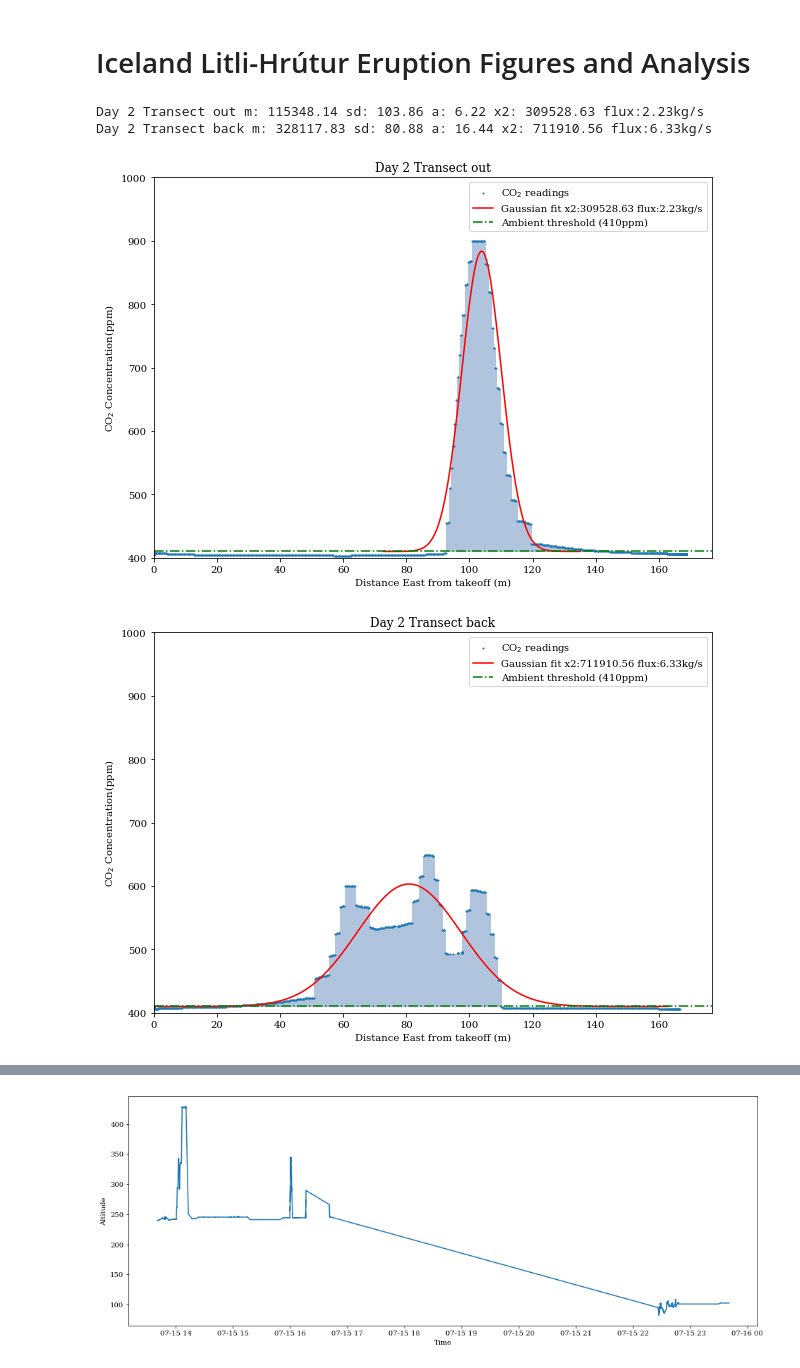
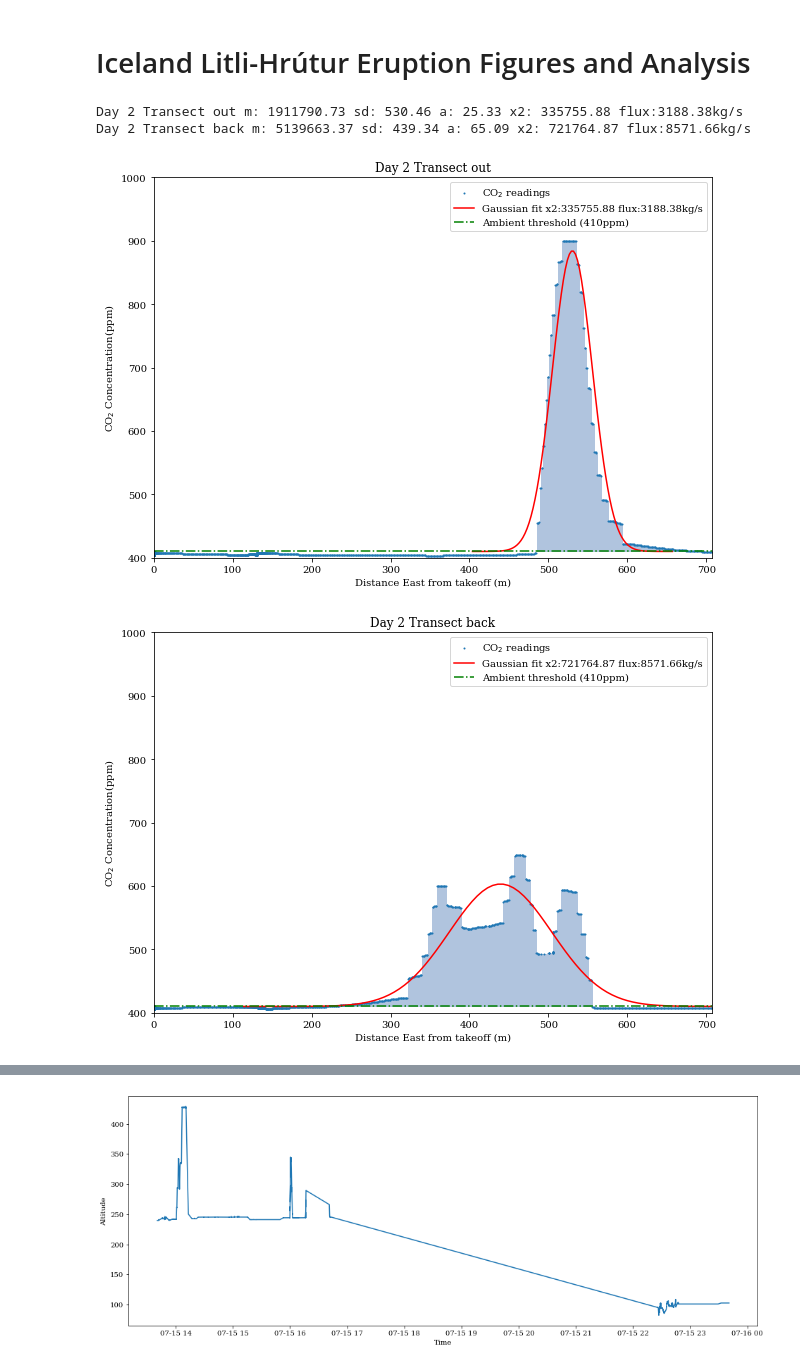
Before and after one commit to BCLab-UNM/iceland-2023-expedition, a Jupyter notebook: Iceland July 2023.ipynb, the cells around one changed output, grey strips where cells are left out. Saved outputs shown, nothing was run; the diff lists cells and outputs as text; code cells hidden in the pictures.

```diff
--- a/Iceland July 2023.ipynb
+++ b/Iceland July 2023.ipynb
@@ -107,7 +108,7 @@ def flux(C):
     # (ppm m2)* (g / mol) * (mol / l) * (m/s) * (tonnes / g) * (s / day)
     # g CO2 m2 / m3 * (m/s) * (tonnes / g) * (s / day)
     # tonnes CO2 / day
-    # return C * CO2_molecular_weight * moles_per_liter / l_per_m3 * wind_speed * tonnes_per_g * seconds_in_day
+#     return C * CO2_molecular_weight * moles_per_liter / l_per_m3 * wind_speed * tonnes_per_g * seconds_in_day
     return C * CO2_molecular_weight * moles_per_liter / l_per_m3 * wind_speed * kg_per_g
 
 def area(distance_data, ambient):
@@ -140,11 +141,11 @@ def render_distance_data(starting_position, data, ambient, title, ax, min_distan
     distance_data = []
     max_distance = 0
     distance_angle_scale = math.sin(angle)
+    coord_start = (starting_position.lat, starting_position.lon)
 
     for d in data:
-        lat_diff = (starting_position.lat - d.lat) * (EARTH_CIRCUMFERENCE / 360) * math.cos(starting_position.lat * 0.01745)
-        lon_diff = (starting_position.lon - d.lon) * (EARTH_CIRCUMFERENCE / 360)
-        distance = lat_diff * distance_angle_scale
+        coord_curr = (d.lat, d.lon)
+        distance = geodesic(coord_start, coord_curr).meters
         if distance > min_distance:
             distance_data.append({"distance": distance, "value": d.value})
             if(distance > max_distance):
@@ -211,16 +212,16 @@ def display_data(name, readings, nlags=6):
     display_readings(readings)
 # %%
 ig, axs = plt.subplots(1, 1, figsize=(10, 7))
-render_distance_data(day2_flight1a[0], day2_flight1a, 410, 'Day 2 Transect out', axs, limit_distance=250, max_co2=1000, legend=True, angle=math.pi/4)
+render_distance_data(day2_flight1a[0], day2_flight1a, 410, 'Day 2 Transect out', axs, limit_distance=1000, max_co2=1000, legend=True, angle=math.pi/4)
 saveFigure(plt, 'transect1', dpi=300)
 
 ig, axs = plt.subplots(1, 1, figsize=(10, 7))
-render_distance_data(day2_flight1a[0], day2_flight1b, 410, 'Day 2 Transect back', axs, limit_distance=250, max_co2=1000, legend=True, angle=math.pi/4)
+render_distance_data(day2_flight1a[0], day2_flight1b, 410, 'Day 2 Transect back', axs, limit_distance=1000, max_co2=1000, legend=True, angle=math.pi/4)
 saveFigure(plt, 'transect2', dpi=300)
 # %% [output]
-Day 2 Transect out m: 115348.14 sd: 103.86 a: 6.22 x2: 309528.63 flux:2.23kg/s
-Day 2 Transect back m: 328117.83 sd: 80.88 a: 16.44 x2: 711910.56 flux:6.33kg/s
+Day 2 Transect out m: 1911790.73 sd: 530.46 a: 25.33 x2: 335755.88 flux:3188.38kg/s
+Day 2 Transect back m: 5139663.37 sd: 439.34 a: 65.09 x2: 721764.87 flux:8571.66kg/s
-[figure, old version]
+[figure, new version]
-[figure, old version]
+[figure, new version]
 # %%
 ig, axs = plt.subplots(1, 1, figsize=(10, 7))
```
Also changed, not shown: parts of 2 cells of this notebook.
